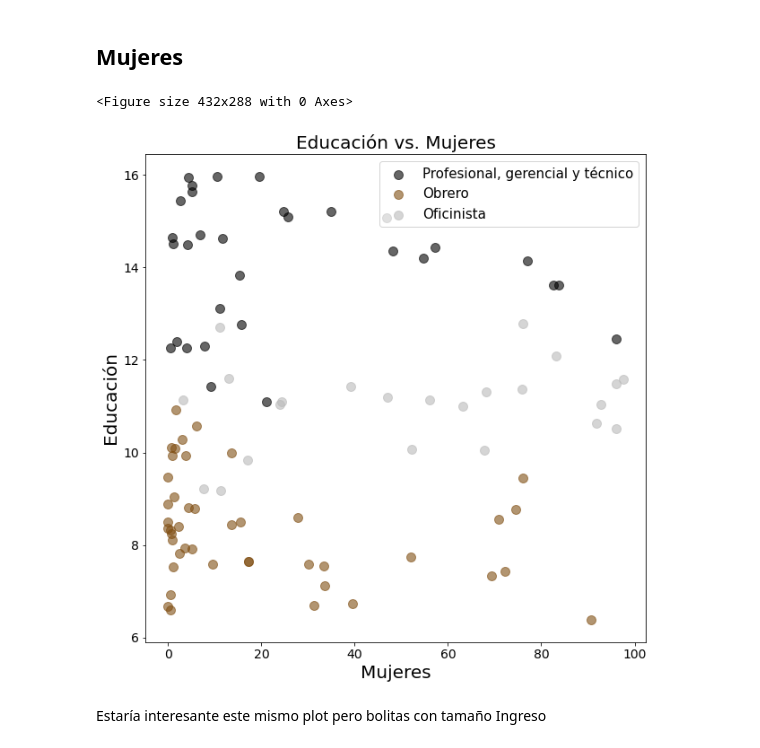
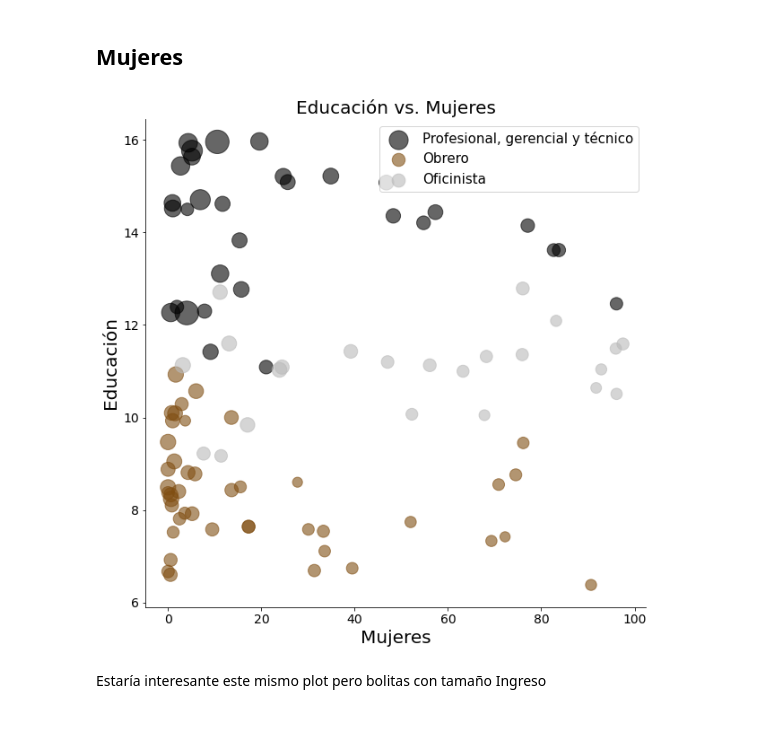
Before and after one commit to cegm/EA2-Entregables, a Jupyter notebook: Controles/Control 1/Control 1.ipynb, the cells around one changed output. Drawn from its saved outputs; the diff is of its cells as text; code cells hidden in the pictures.

```diff
--- a/Controles/Control 1/Control 1.ipynb
+++ b/Controles/Control 1/Control 1.ipynb
@@ -145,33 +144,48 @@ Correlación prestigio es positiva para todo menos para Mujeres :(
 # %% [markdown]
 Función para graficar histogramas o diagramas de dispersión (dependiendo de si `x_col` es igual a `y_col` o no) a partir de los datos del DataFrame `df`, separando los datos dependiendo de los valores que tome la variable `label`
 # %%
-def plot(df, x_col, y_col, label, targets, colors):
-    plt.figure()
-    plt.figure(figsize=(10,10))
+def plot(df, x_col, y_col, label, targets, colors, size_col = None):
+    def normalize(l):
+        max_val = max(l)
+        min_val = min(l)
+
+        return [(x-min_val)/(max_val - min_val) for x in l]
+
+    fig, ax = plt.subplots(figsize=(10, 10))
     plt.xticks(fontsize=14)
     plt.yticks(fontsize=14)
-    plt.xlabel(x_col,fontsize=20)
+    ax.set_xlabel(x_col,fontsize=20)
+
+    #removing top and right borders
+    ax.spines['top'].set_visible(False)
+    ax.spines['right'].set_visible(False)
+
     if x_col == y_col:
-        plt.ylabel("Frecuencia", fontsize=20)
-        plt.title("Histograma de " + x_col + " por tipo de ocupación",fontsize=20)
+        ax.set_ylabel("Frecuencia", fontsize=20)
+        ax.set_title("Histograma de " + x_col + " por tipo de ocupación",fontsize=20)
 
         kwargs = dict(alpha=0.6, bins=100)
 
         for target, color in zip(targets,colors):
             indicesToKeep = df[label] == target
-            plt.hist(df.loc[indicesToKeep, x_col], color = color, alpha = 0.6, bins = 15)
+            ax.hist(df.loc[indicesToKeep, x_col], color = color, alpha = 0.6, bins = 15)
     else:
-        plt.ylabel(y_col, fontsize=20)
-        plt.title(y_col + " vs. " + x_col,fontsize=20)
+        if size_col:
+            size = 100 + np.dot(normalize(df[size_col]), 600)
+
+        #print(size)
+        ax.set_ylabel(y_col, fontsize=20)
+        ax.set_title(y_col + " vs. " + x_col,fontsize=20)
 
         for target, color in zip(targets,colors):
             indicesToKeep = df[label] == target
-            plt.scatter(df.loc[indicesToKeep, x_col],
-                        df.loc[indicesToKeep, y_col], c = color, s = 100, alpha = 0.6)
+            s = size[indicesToKeep] if size_col else 100
+            ax.scatter(df.loc[indicesToKeep, x_col],
+                        df.loc[indicesToKeep, y_col], c = color, s = s, alpha = 0.6)
 
         #for i, txt in enumerate(df["Ocupación"]):
         #    plt.annotate(txt, (df.loc[i, x_col]-0.65, df.loc[i, y_col]-0.05), fontsize = 6)
 
-    plt.legend(targets,prop={'size': 15})
+    ax.legend(targets,prop={'size': 15})
     plt.show()
 # %%
@@ -224,10 +225,9 @@ plot(df, "Ingreso", "Prestigio", label, targets, colors)
 # %% [markdown]
 ## Mujeres
 # %%
-plot(df, "Mujeres", "Educación", label, targets, colors)
+plot(df, "Mujeres", "Educación", label, targets, colors, size_col = "Ingreso")
 # %% [output]
-<Figure size 432x288 with 0 Axes>
-[figure, old version]
+[figure, new version]
 # %% [markdown]
 Estaría interesante este mismo plot pero bolitas con tamaño Ingreso
 # %%
```
Also changed, not shown: parts of 22 cells of this notebook, 2 other files.
